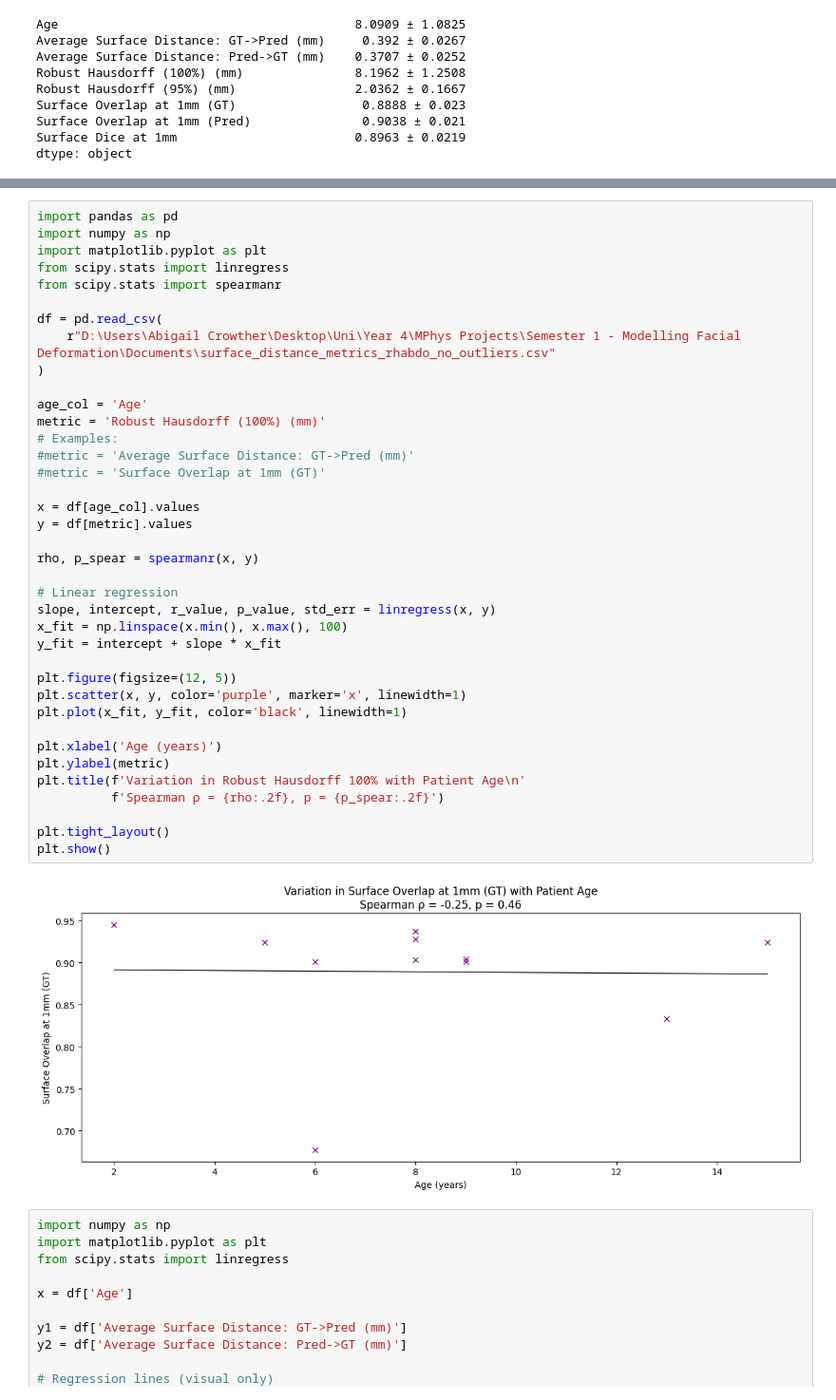
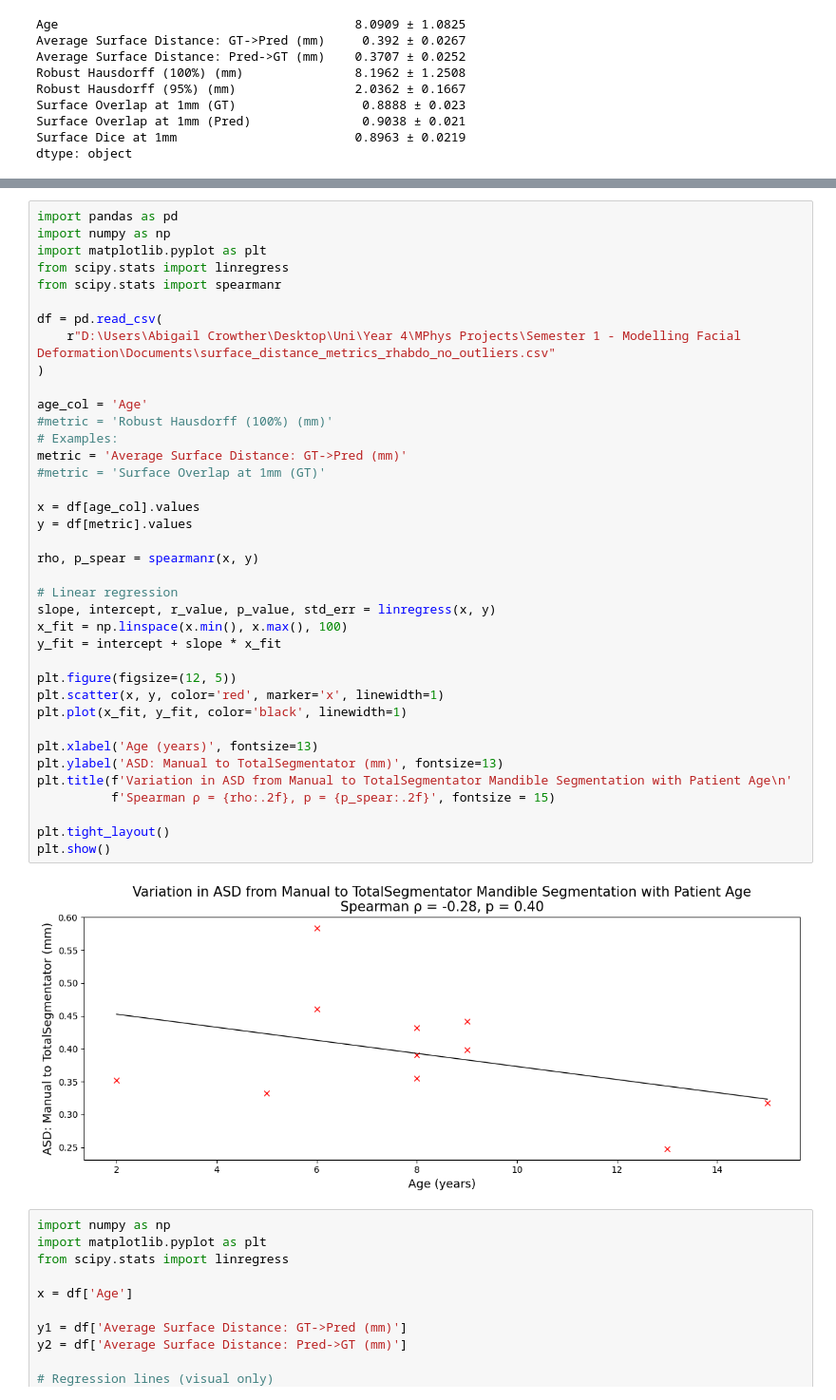
Before and after one commit to abbycrowther/Modelling_Facial_Deformation, a Jupyter notebook: Code/Total_Segmentator/rhabdo_data_work/display_metrics.ipynb, the cells around one changed output, grey strips where cells are left out. Shown at 95% size. Drawn from its saved outputs; the diff is of its cells as text.

```diff
--- a/Code/Total_Segmentator/rhabdo_data_work/display_metrics.ipynb
+++ b/Code/Total_Segmentator/rhabdo_data_work/display_metrics.ipynb
@@ -317,41 +364,41 @@ import pandas as pd
 import numpy as np
 import matplotlib.pyplot as plt
 from scipy.stats import linregress
 from scipy.stats import spearmanr
 
 df = pd.read_csv(
     r"D:\Users\Abigail Crowther\Desktop\Uni\Year 4\MPhys Projects\Semester 1 - Modelling Facial Deformation\Documents\surface_distance_metrics_rhabdo_no_outliers.csv"
 )
 
 age_col = 'Age'
-metric = 'Robust Hausdorff (100%) (mm)'
+#metric = 'Robust Hausdorff (100%) (mm)'
 # Examples:
-#metric = 'Average Surface Distance: GT->Pred (mm)'
+metric = 'Average Surface Distance: GT->Pred (mm)'
 #metric = 'Surface Overlap at 1mm (GT)'
 
 x = df[age_col].values
 y = df[metric].values
 
 rho, p_spear = spearmanr(x, y)
 
 # Linear regression
 slope, intercept, r_value, p_value, std_err = linregress(x, y)
 x_fit = np.linspace(x.min(), x.max(), 100)
 y_fit = intercept + slope * x_fit
 
 plt.figure(figsize=(12, 5))
-plt.scatter(x, y, color='purple', marker='x', linewidth=1)
+plt.scatter(x, y, color='red', marker='x', linewidth=1)
 plt.plot(x_fit, y_fit, color='black', linewidth=1)
 
-plt.xlabel('Age (years)')
-plt.ylabel(metric)
-plt.title(f'Variation in Robust Hausdorff 100% with Patient Age\n'
-          f'Spearman ρ = {rho:.2f}, p = {p_spear:.2f}')
+plt.xlabel('Age (years)', fontsize=13)
+plt.ylabel('ASD: Manual to TotalSegmentator (mm)', fontsize=13)
+plt.title(f'Variation in ASD from Manual to TotalSegmentator Mandible Segmentation with Patient Age\n'
+          f'Spearman ρ = {rho:.2f}, p = {p_spear:.2f}', fontsize = 15)
 
 plt.tight_layout()
 plt.show()
 # %% [output]
-[figure, old version]
+[figure, new version]
 # %%
 import numpy as np
 import matplotlib.pyplot as plt
```
Also changed, not shown: parts of 3 cells of this notebook, 5 other files.
